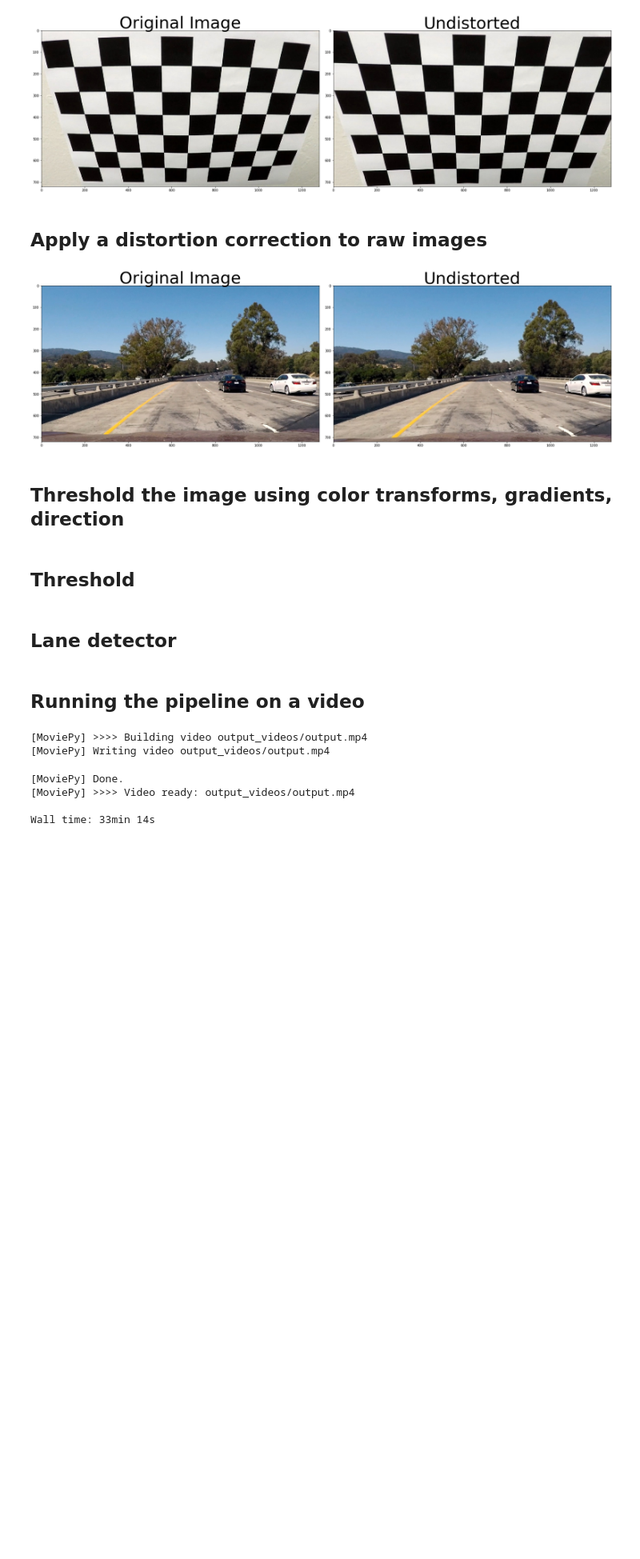
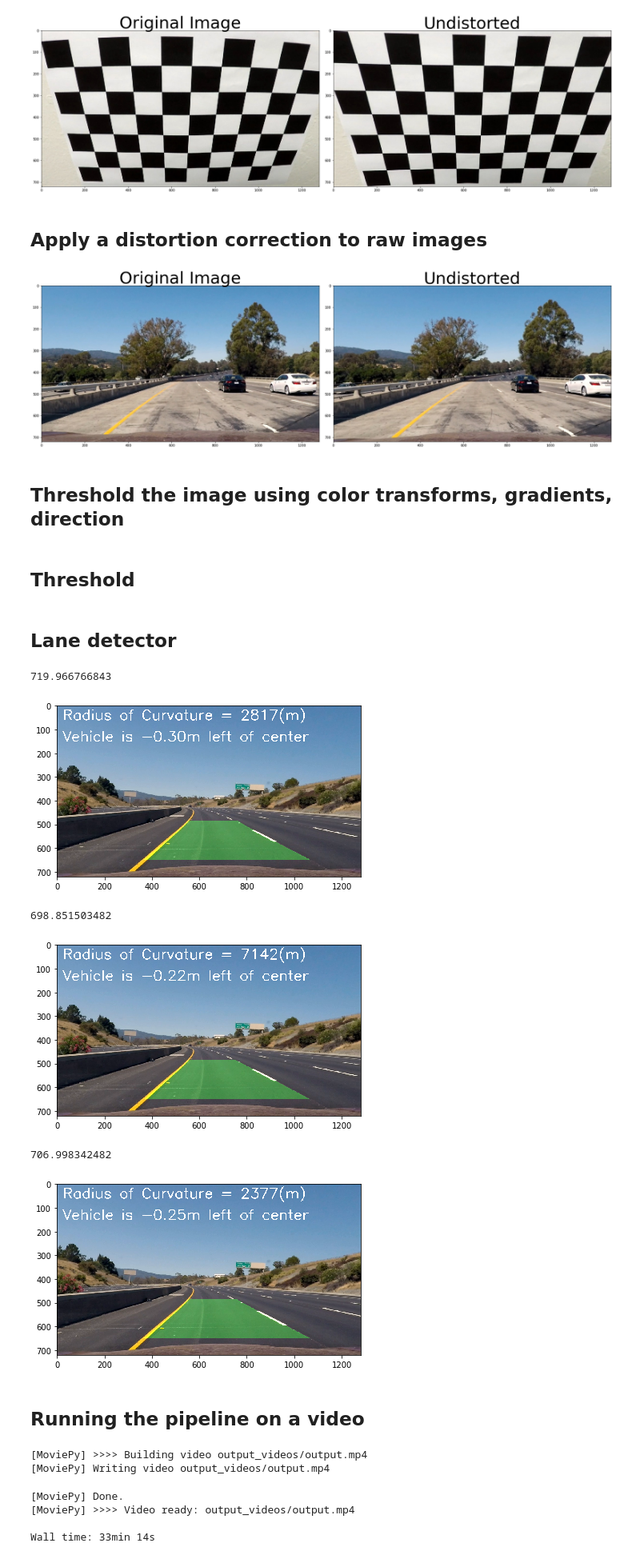
Before and after one commit to mohanaravind/Advanced-Lane-Finding, a Jupyter notebook: pipeline.ipynb, the cells around one changed output. Shown at 80% size. Saved outputs shown, nothing was run; the diff lists cells and outputs as text; code cells hidden in the pictures; blank space fills up the shorter version.

```diff
--- a/pipeline.ipynb
+++ b/pipeline.ipynb
@@ -531,7 +531,7 @@ class LaneDetector():
 
         # Define conversions in x and y from pixels space to meters
         ym_per_pix = 30/720 # meters per pixel in y dimension
-        xm_per_pix = 3.7/700 # meters per pixel in x dimension
+        xm_per_pix = 3.7/1000 # meters per pixel in x dimension
 
         # Fit new polynomials to x,y in world space
         left_fit_cr = np.polyfit(ploty*ym_per_pix, leftx*xm_per_pix, 2)
@@ -545,13 +545,18 @@ class LaneDetector():
 
     def measure_offset(self, img, ploty, left_fit, right_fit):
         # meters per pixel in x dimension
-        xm_per_pix = 3.7/700
+        xm_per_pix = 3.7/1000
         y = np.min(ploty)
 
         left_lane = left_fit[0]*y**2 + left_fit[1]*y + left_fit[2]
         right_lane = right_fit[0]*y**2 + right_fit[1]*y + right_fit[2]
 
-        lane_center = (right_lane - left_lane) / 2
+        # Calculate the average mid-point of the lane
+        lane_center = (right_lane + left_lane) / 2
+
+        print(lane_center)
+
+        # Position of the camera (assuming this is center of the car)
         image_center = img.shape[1] / 2
 
         offset = (image_center - lane_center) * xm_per_pix
@@ -620,6 +625,34 @@ class LaneDetector():
         self.line_base_pos = offset
 
         return img
+# %%
+lane_detector = LaneDetector()
+
+# for sample in gen_sample('test_images/proj'):
+#     print(sample)
+#     inp = mpimg.imread(sample)
+
+#     out = lane_detector.process(inp)
+
+#     display_image(out)
+
+
+# #11, 12, 13
+
+list = ['0', '1', '2']
+path = 'test_images/proj/out_{}.jpg'
+
+for sample in list:
+    inp = mpimg.imread(path.format(sample))
+    out = lane_detector.process(inp)
+    display_image(out)
+# %% [output]
+719.966766843
+[figure, added]
+698.851503482
+[figure, added]
+706.998342482
+[figure, added]
 # %% [markdown]
 ## Running the pipeline on a video
 # %%
```
Also changed, not shown: 8 other files.
